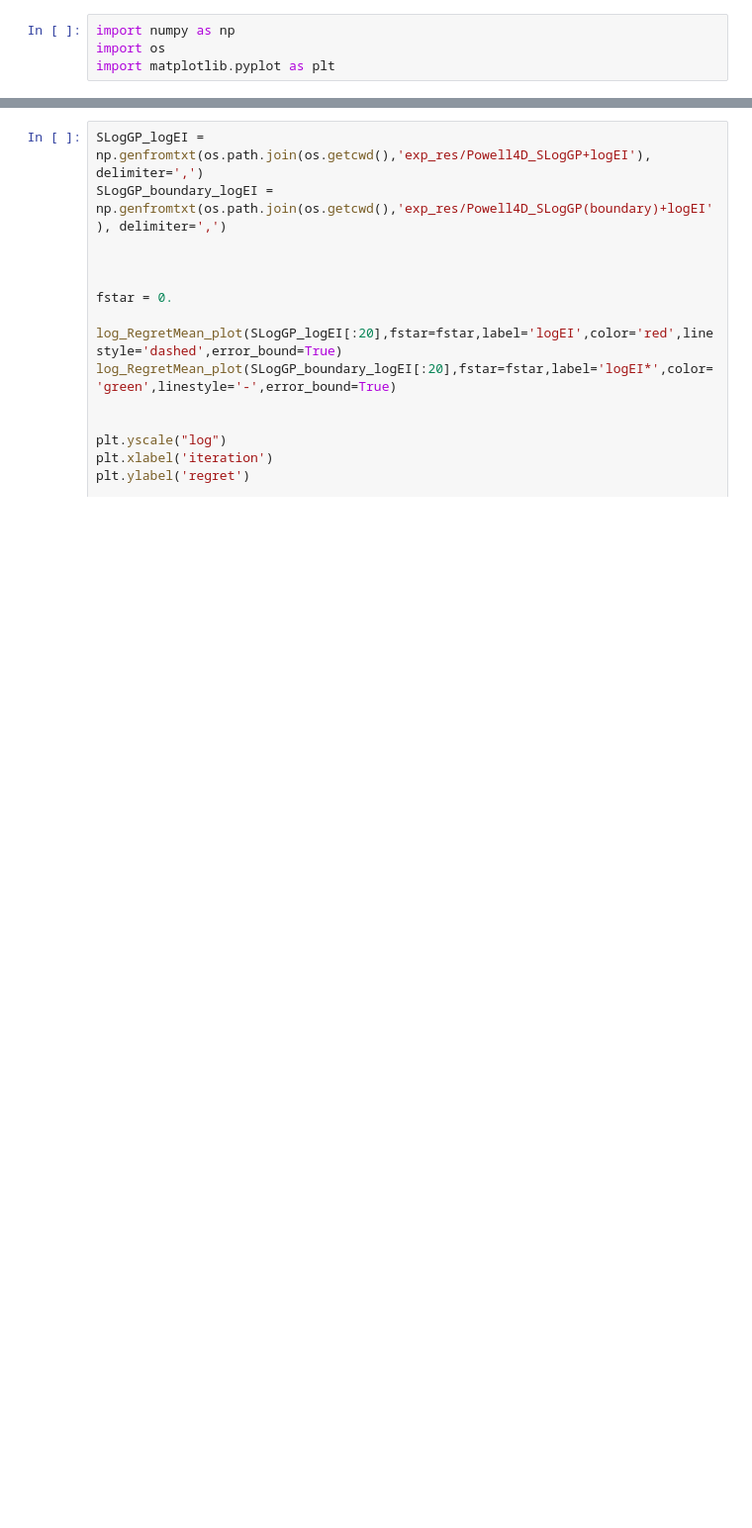
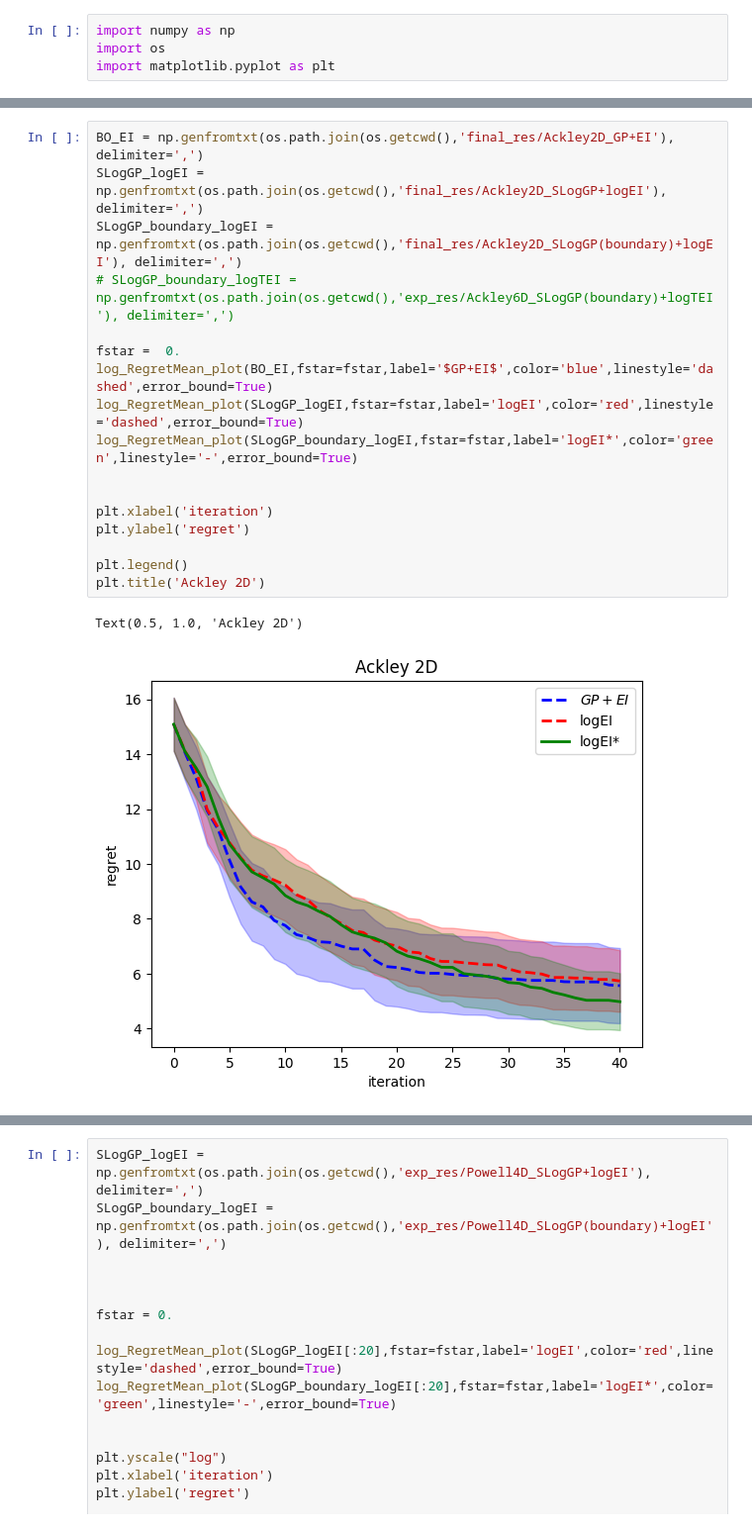
Before and after one commit to HanyangHenry-Wang/SLogGP_KnownBoundary, a Jupyter notebook: plot.ipynb, the cells around one changed output, grey strips where cells are left out. Shown at 99% size. Cells and saved outputs as stored; diff of their text form; blank space fills up the shorter version.

```diff
--- a/plot.ipynb
+++ b/plot.ipynb
@@ -35,0 +49,20 @@ def log_RegretMean_plot(res,fstar,label,color,linestyle,error_bound=True):
+# %%
+BO_EI = np.genfromtxt(os.path.join(os.getcwd(),'final_res/Ackley2D_GP+EI'), delimiter=',')
+SLogGP_logEI = np.genfromtxt(os.path.join(os.getcwd(),'final_res/Ackley2D_SLogGP+logEI'), delimiter=',')
+SLogGP_boundary_logEI = np.genfromtxt(os.path.join(os.getcwd(),'final_res/Ackley2D_SLogGP(boundary)+logEI'), delimiter=',')
+# SLogGP_boundary_logTEI = np.genfromtxt(os.path.join(os.getcwd(),'exp_res/Ackley6D_SLogGP(boundary)+logTEI'), delimiter=',')
+
+fstar =  0.
+log_RegretMean_plot(BO_EI,fstar=fstar,label='$GP+EI$',color='blue',linestyle='dashed',error_bound=True)
+log_RegretMean_plot(SLogGP_logEI,fstar=fstar,label='logEI',color='red',linestyle='dashed',error_bound=True)
+log_RegretMean_plot(SLogGP_boundary_logEI,fstar=fstar,label='logEI*',color='green',linestyle='-',error_bound=True)
+
+
+plt.xlabel('iteration')
+plt.ylabel('regret')
+
+plt.legend()
+plt.title('Ackley 2D')
+# %% [output]
+Text(0.5, 1.0, 'Ackley 2D')
+[figure, added]
```
Also changed, not shown: parts of 18 cells of this notebook, 25 other files.
